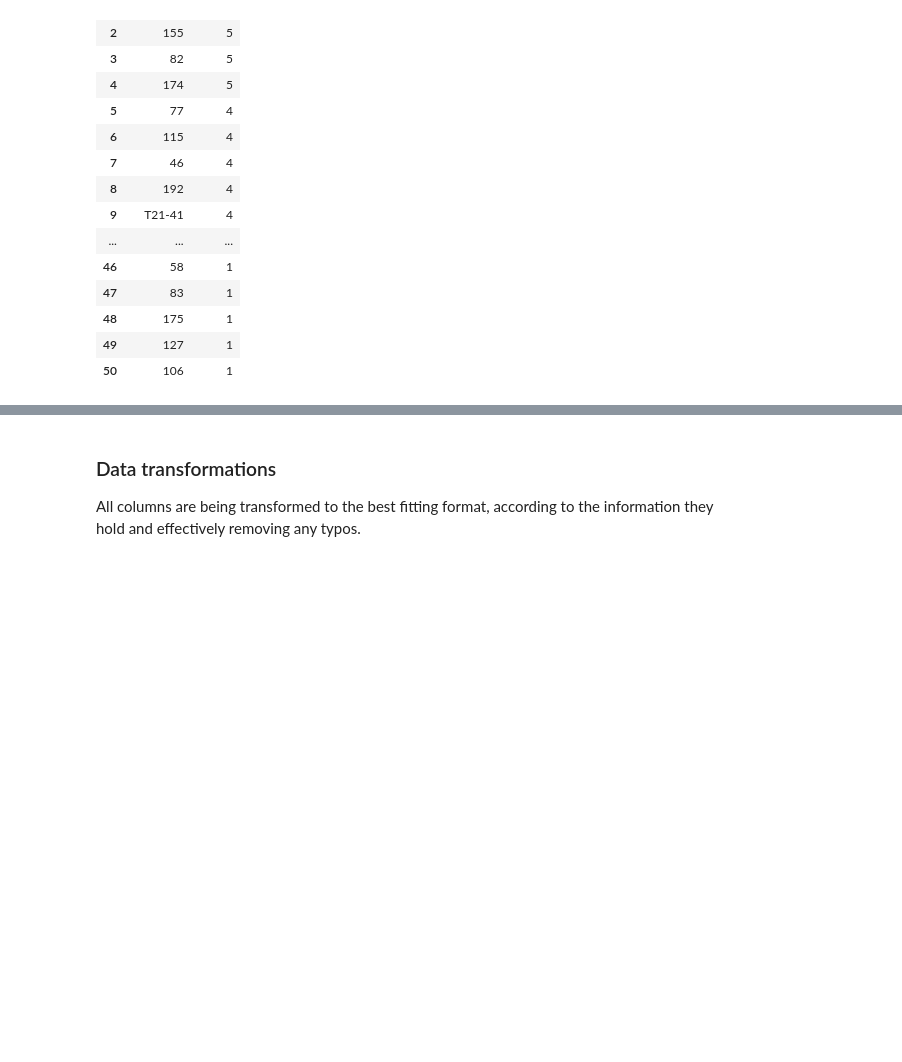
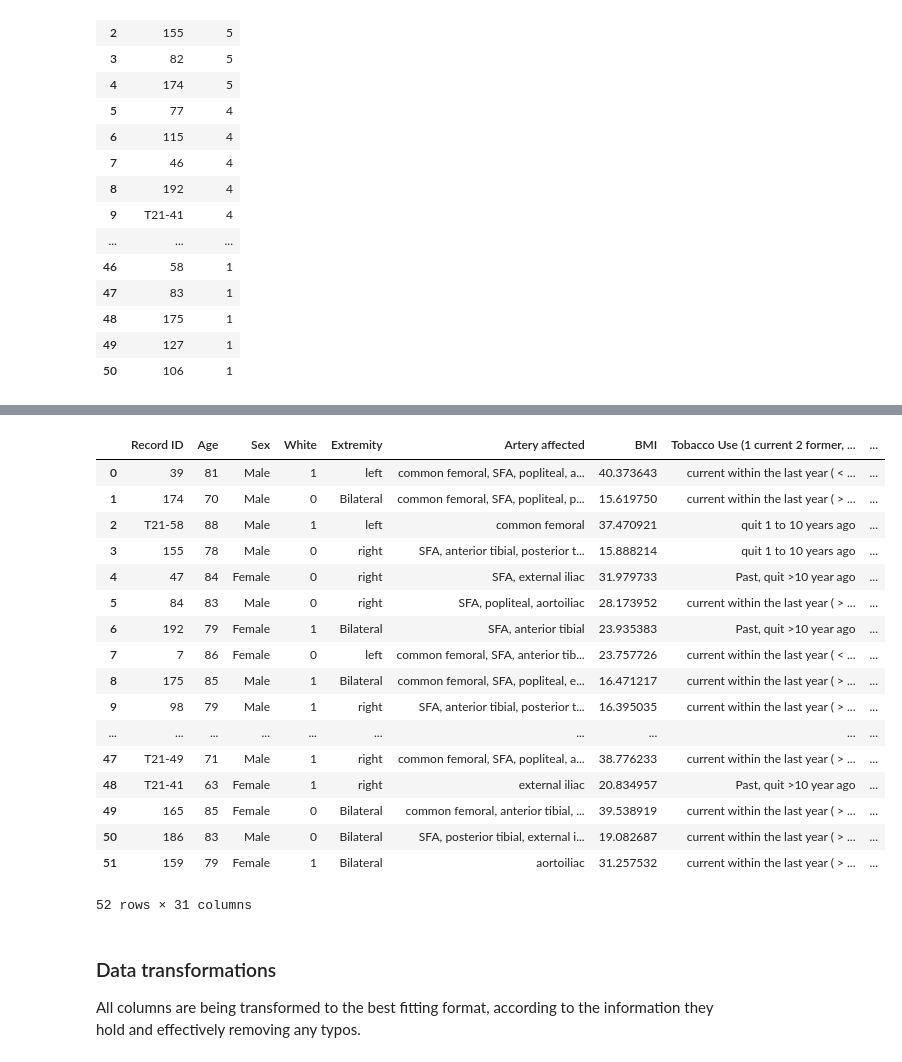
Before and after one commit to kstack21/CapstoneC2023, a Jupyter notebook: steps.ipynb, the cells around one changed output, grey strips where cells are left out. Cells and saved outputs as stored; diff of their text form; code cells hidden in the pictures; blank space fills up the shorter version.

```diff
--- a/steps.ipynb
+++ b/steps.ipynb
@@ -142,0 +125,21 @@ merged_df.to_excel("./data/merged_data.xlsx", index=False)
+# %%
+baseline_df
+# %% [output]
+|  | Record ID | Age | Sex | White | Extremity | Artery affected | BMI | Tobacco Use (1 current 2 former, ... | ... |
+| 0 | 39 | 81 | Male | 1 | left | common femoral, SFA, popliteal, a... | 40.373643 | current within the last year ( < ... | ... |
+| 1 | 174 | 70 | Male | 0 | Bilateral | common femoral, SFA, popliteal, p... | 15.619750 | current within the last year ( > ... | ... |
+| 2 | T21-58 | 88 | Male | 1 | left | common femoral | 37.470921 | quit 1 to 10 years ago | ... |
+| 3 | 155 | 78 | Male | 0 | right | SFA, anterior tibial, posterior t... | 15.888214 | quit 1 to 10 years ago | ... |
+| 4 | 47 | 84 | Female | 0 | right | SFA, external iliac | 31.979733 | Past, quit >10 year ago | ... |
+| 5 | 84 | 83 | Male | 0 | right | SFA, popliteal, aortoiliac | 28.173952 | current within the last year ( > ... | ... |
+| 6 | 192 | 79 | Female | 1 | Bilateral | SFA, anterior tibial | 23.935383 | Past, quit >10 year ago | ... |
+| 7 | 7 | 86 | Female | 0 | left | common femoral, SFA, anterior tib... | 23.757726 | current within the last year ( < ... | ... |
+| 8 | 175 | 85 | Male | 1 | Bilateral | common femoral, SFA, popliteal, e... | 16.471217 | current within the last year ( > ... | ... |
+| 9 | 98 | 79 | Male | 1 | right | SFA, anterior tibial, posterior t... | 16.395035 | current within the last year ( > ... | ... |
+| ... | ... | ... | ... | ... | ... | ... | ... | ... | ... |
+| 47 | T21-49 | 71 | Male | 1 | right | common femoral, SFA, popliteal, a... | 38.776233 | current within the last year ( > ... | ... |
+| 48 | T21-41 | 63 | Female | 1 | right | external iliac | 20.834957 | Past, quit >10 year ago | ... |
+| 49 | 165 | 85 | Female | 0 | Bilateral | common femoral, anterior tibial, ... | 39.538919 | current within the last year ( > ... | ... |
+| 50 | 186 | 83 | Male | 0 | Bilateral | SFA, posterior tibial, external i... | 19.082687 | current within the last year ( > ... | ... |
+| 51 | 159 | 79 | Female | 1 | Bilateral | aortoiliac | 31.257532 | current within the last year ( > ... | ... |
+52 rows × 31 columns
```
Also changed, not shown: parts of 40 cells of this notebook, 4 other files.
